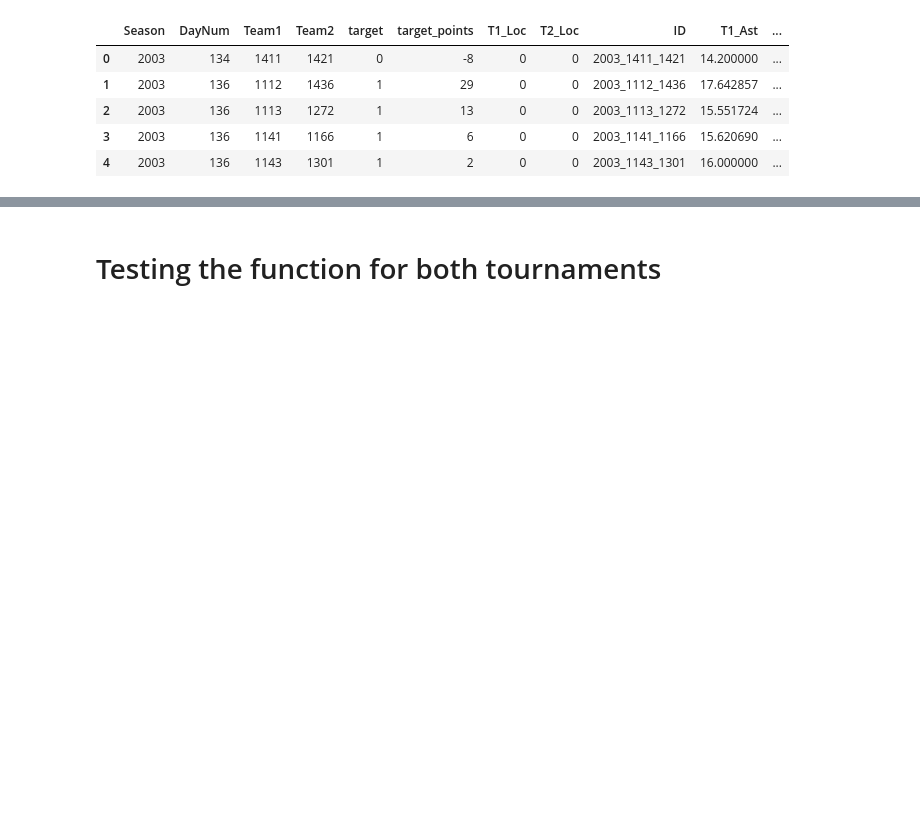
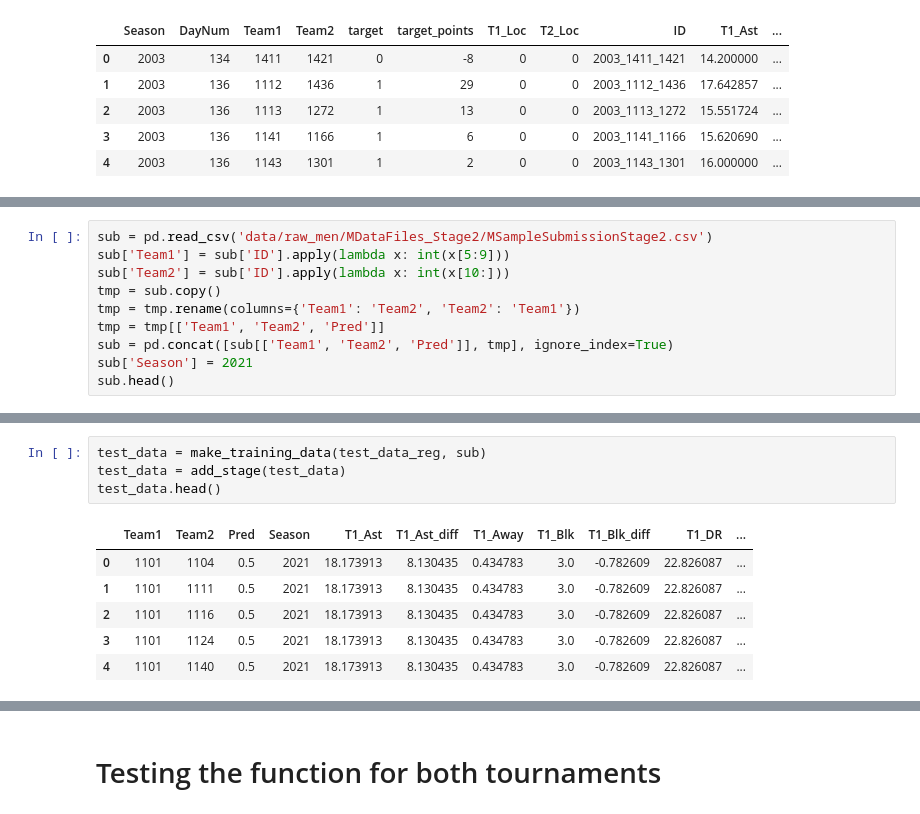
Before and after one commit to lucabasa/kaggle_competitions, a Jupyter notebook: march_madness/03_prepare_data.ipynb, the cells around one changed output, grey strips where cells are left out. Drawn from its saved outputs; the diff is of its cells as text; blank space fills up the shorter version.

```diff
--- a/march_madness/03_prepare_data.ipynb
+++ b/march_madness/03_prepare_data.ipynb
@@ -170,0 +195,10 @@ all_reg.head()
+# %%
+sub = pd.read_csv('data/raw_men/MDataFiles_Stage2/MSampleSubmissionStage2.csv')
+sub['Team1'] = sub['ID'].apply(lambda x: int(x[5:9]))
+sub['Team2'] = sub['ID'].apply(lambda x: int(x[10:]))
+tmp = sub.copy()
+tmp = tmp.rename(columns={'Team1': 'Team2', 'Team2': 'Team1'})
+tmp = tmp[['Team1', 'Team2', 'Pred']]
+sub = pd.concat([sub[['Team1', 'Team2', 'Pred']], tmp], ignore_index=True)
+sub['Season'] = 2021
+sub.head()
@@ -170,0 +212,11 @@ all_reg.head()
+# %%
+test_data = make_training_data(test_data_reg, sub)
+test_data = add_stage(test_data)
+test_data.head()
+# %% [output]
+|  | Team1 | Team2 | Pred | Season | T1_Ast | T1_Ast_diff | T1_Away | T1_Blk | T1_Blk_diff | T1_DR | ... |
+| 0 | 1101 | 1104 | 0.5 | 2021 | 18.173913 | 8.130435 | 0.434783 | 3.0 | -0.782609 | 22.826087 | ... |
+| 1 | 1101 | 1111 | 0.5 | 2021 | 18.173913 | 8.130435 | 0.434783 | 3.0 | -0.782609 | 22.826087 | ... |
+| 2 | 1101 | 1116 | 0.5 | 2021 | 18.173913 | 8.130435 | 0.434783 | 3.0 | -0.782609 | 22.826087 | ... |
+| 3 | 1101 | 1124 | 0.5 | 2021 | 18.173913 | 8.130435 | 0.434783 | 3.0 | -0.782609 | 22.826087 | ... |
+| 4 | 1101 | 1140 | 0.5 | 2021 | 18.173913 | 8.130435 | 0.434783 | 3.0 | -0.782609 | 22.826087 | ... |
```
Also changed, not shown: parts of 11 cells of this notebook.
